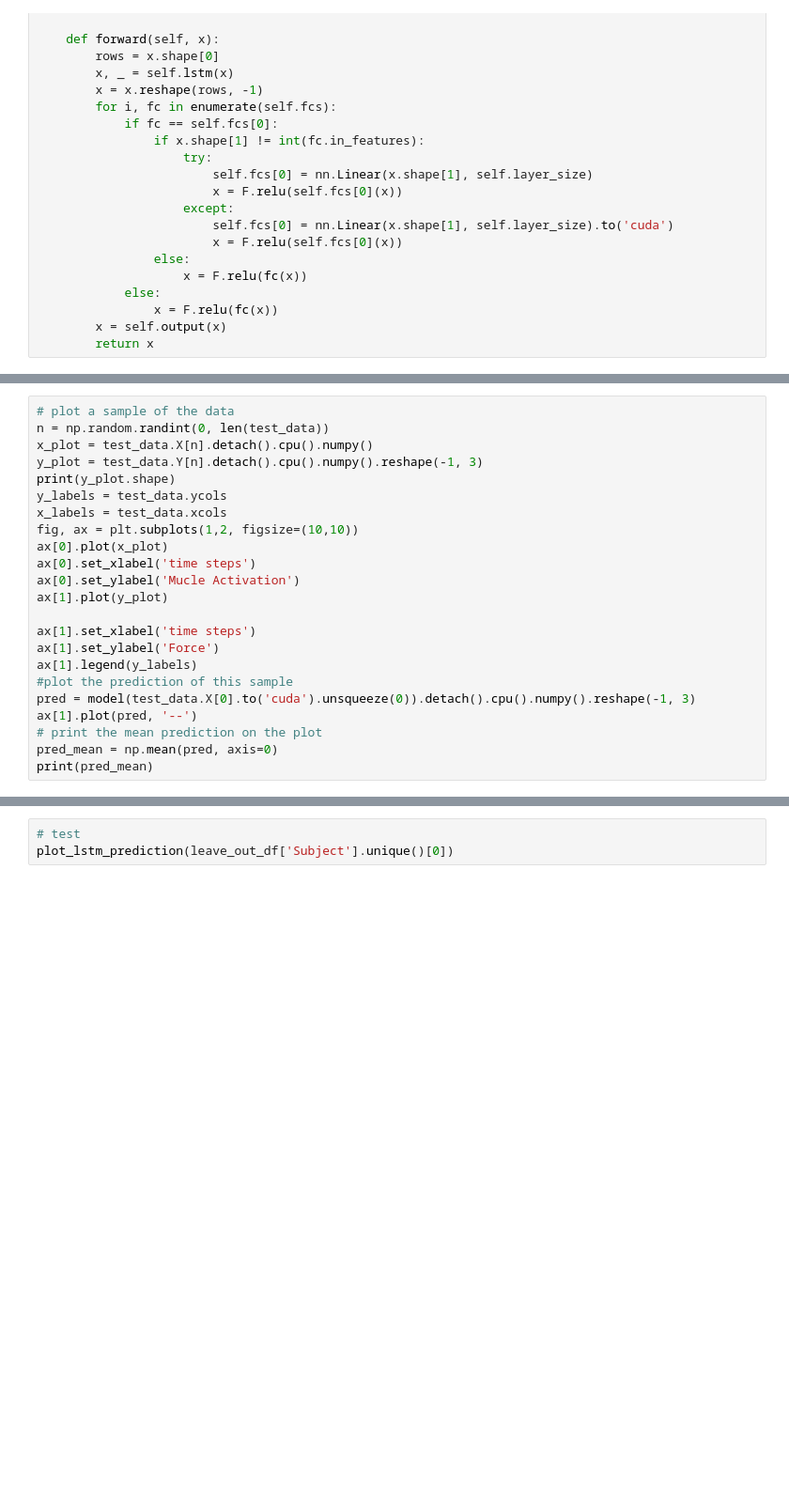
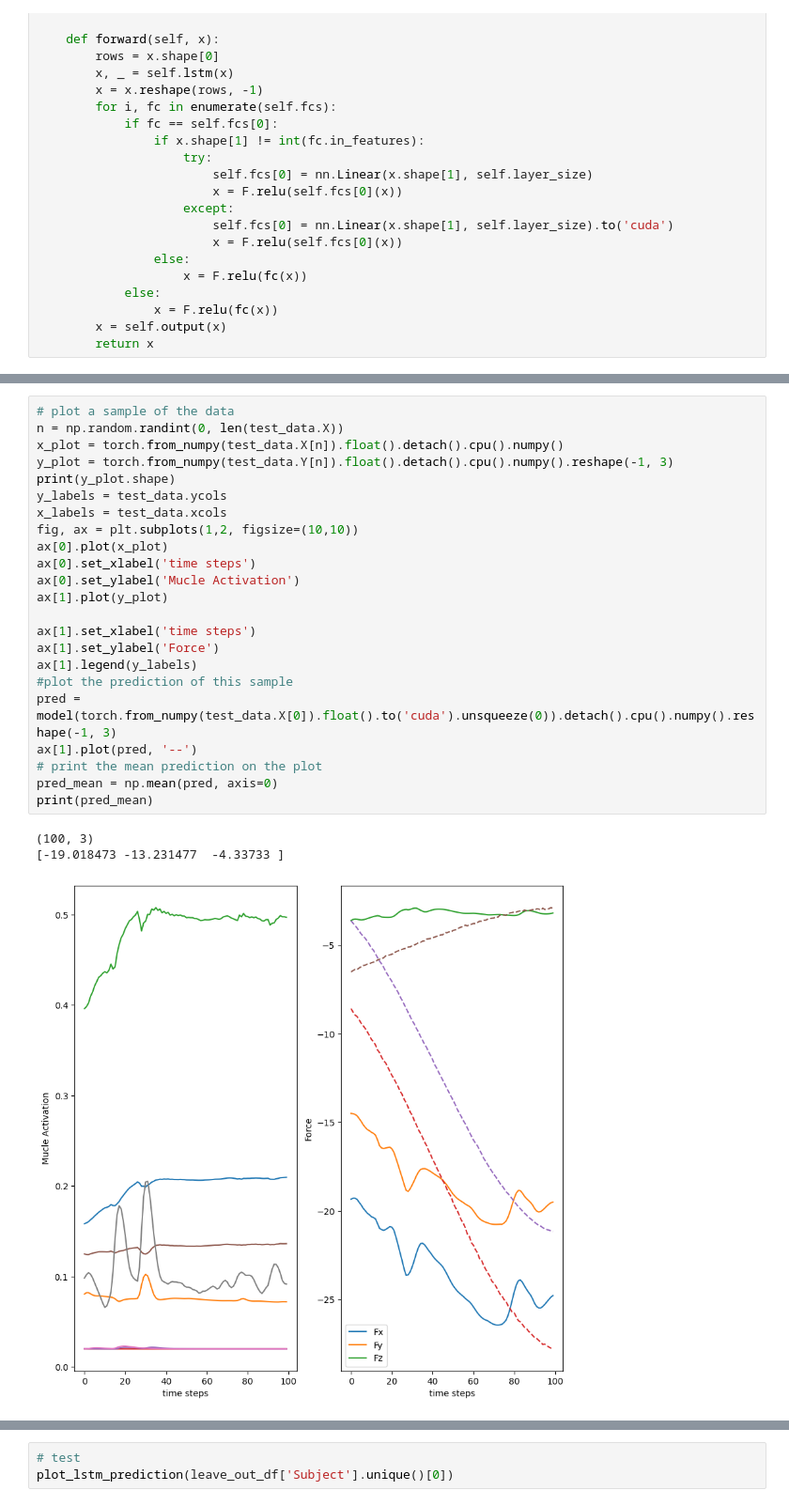
Before and after one commit to ericfonseca95/kmk, a Jupyter notebook: notebooks/LSTM_PRETRAIN.ipynb, the cells around one changed output, grey strips where cells are left out. Shown at 94% size. Saved outputs shown, nothing was run; the diff lists cells and outputs as text; blank space fills up the shorter version.

```diff
--- a/notebooks/LSTM_PRETRAIN.ipynb
+++ b/notebooks/LSTM_PRETRAIN.ipynb
@@ -255,23 +307,27 @@ print('r2: ', r2, 'mae: ', mae, 'mse: ', mse)
 # %%
 # plot a sample of the data
-n = np.random.randint(0, len(test_data))
-x_plot = test_data.X[n].detach().cpu().numpy()
-y_plot = test_data.Y[n].detach().cpu().numpy().reshape(-1, 3)
+n = np.random.randint(0, len(test_data.X))
+x_plot = torch.from_numpy(test_data.X[n]).float().detach().cpu().numpy()
+y_plot = torch.from_numpy(test_data.Y[n]).float().detach().cpu().numpy().reshape(-1, 3)
 print(y_plot.shape)
 y_labels = test_data.ycols
 x_labels = test_data.xcols
 fig, ax = plt.subplots(1,2, figsize=(10,10))
 ax[0].plot(x_plot)
 ax[0].set_xlabel('time steps')
 ax[0].set_ylabel('Mucle Activation')
 ax[1].plot(y_plot)
 
 ax[1].set_xlabel('time steps')
 ax[1].set_ylabel('Force')
 ax[1].legend(y_labels)
 #plot the prediction of this sample
-pred = model(test_data.X[0].to('cuda').unsqueeze(0)).detach().cpu().numpy().reshape(-1, 3)
+pred = model(torch.from_numpy(test_data.X[0]).float().to('cuda').unsqueeze(0)).detach().cpu().numpy().reshape(-1, 3)
 ax[1].plot(pred, '--')
 # print the mean prediction on the plot
 pred_mean = np.mean(pred, axis=0)
 print(pred_mean)
+# %% [output]
+(100, 3)
+[-19.018473 -13.231477  -4.33733 ]
+[figure, added]
```
Also changed, not shown: parts of 15 cells of this notebook, 2 other files.
